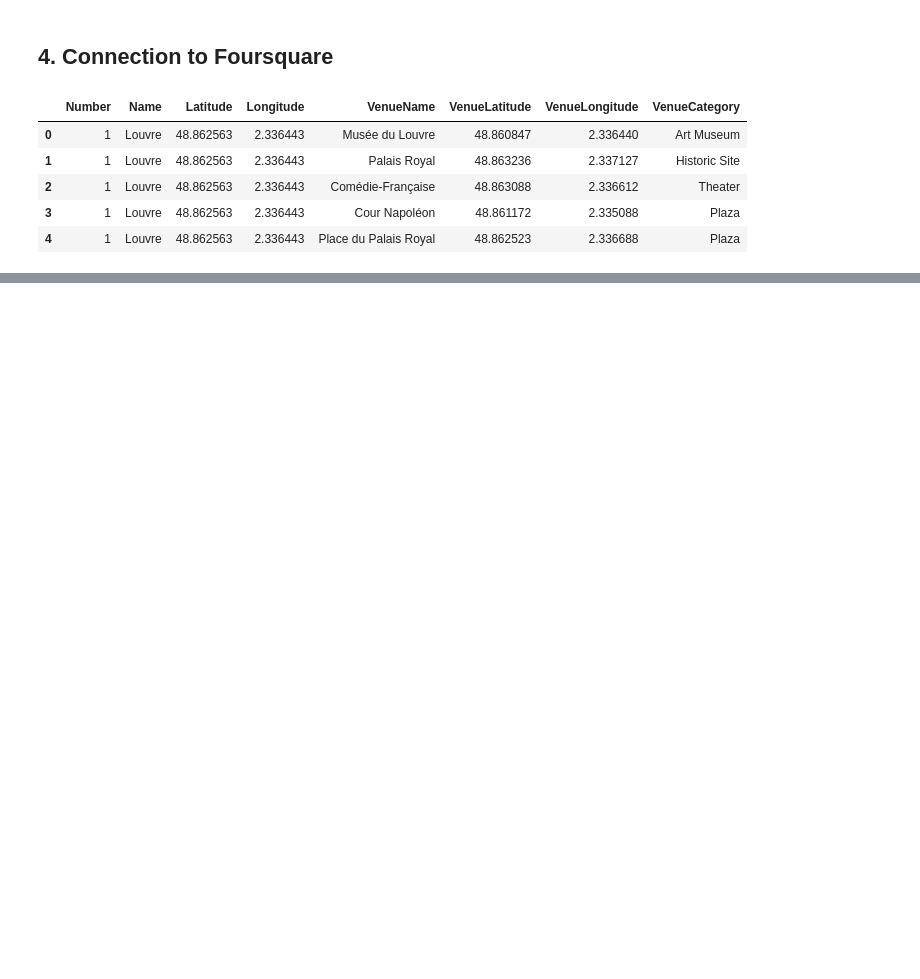
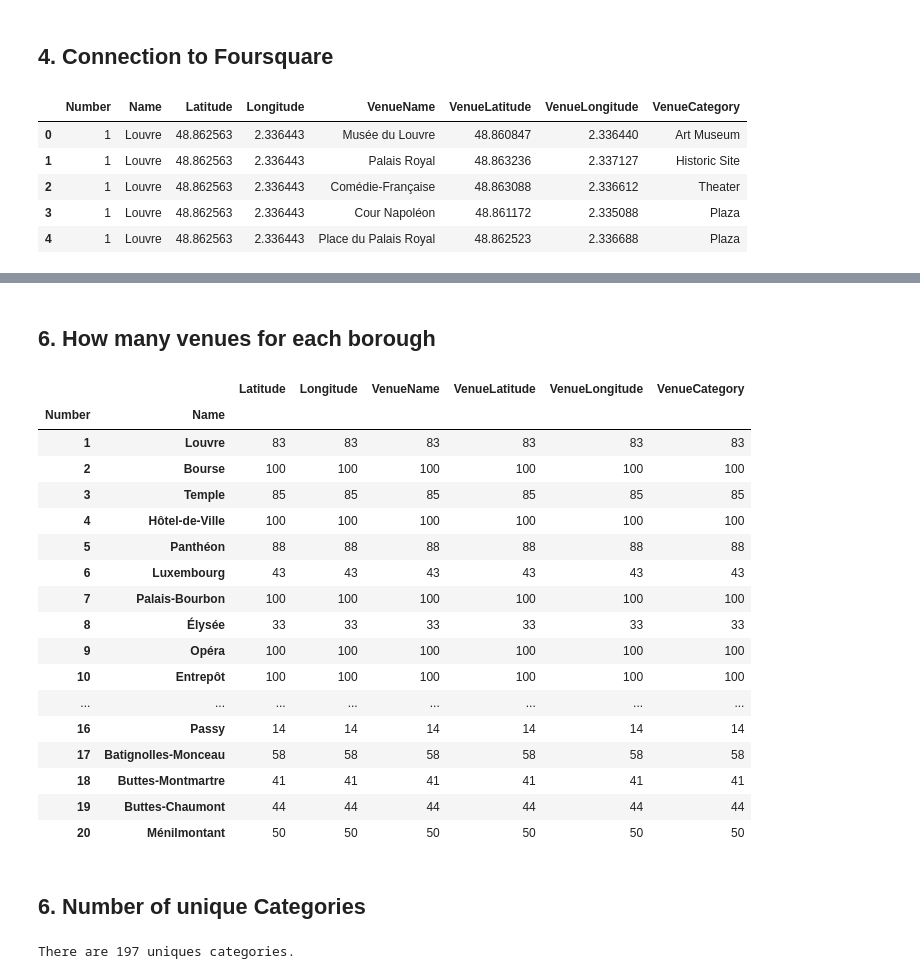
Before and after one commit to gillesw/capstone_ibm, a Jupyter notebook: Modula 4 et 5/Module4-intro.ipynb, the cells around one changed output, grey strips where cells are left out. Saved outputs shown, nothing was run; the diff lists cells and outputs as text; code cells hidden in the pictures; blank space fills up the shorter version.

```diff
--- a/Modula 4 et 5/Module4-intro.ipynb
+++ b/Modula 4 et 5/Module4-intro.ipynb
@@ -140,0 +156,29 @@ venues_df.head()
+# %% [markdown]
+## 6. How many venues for each borough
+# %%
+venues_df.groupby(['Number','Name']).count()
+# %% [output]
+|  |  | Latitude | Longitude | VenueName | VenueLatitude | VenueLongitude | VenueCategory |
+| Number | Name |  |  |  |  |  |  |
+| 1 | Louvre | 83 | 83 | 83 | 83 | 83 | 83 |
+| 2 | Bourse | 100 | 100 | 100 | 100 | 100 | 100 |
+| 3 | Temple | 85 | 85 | 85 | 85 | 85 | 85 |
+| 4 | Hôtel-de-Ville | 100 | 100 | 100 | 100 | 100 | 100 |
+| 5 | Panthéon | 88 | 88 | 88 | 88 | 88 | 88 |
+| 6 | Luxembourg | 43 | 43 | 43 | 43 | 43 | 43 |
+| 7 | Palais-Bourbon | 100 | 100 | 100 | 100 | 100 | 100 |
+| 8 | Élysée | 33 | 33 | 33 | 33 | 33 | 33 |
+| 9 | Opéra | 100 | 100 | 100 | 100 | 100 | 100 |
+| 10 | Entrepôt | 100 | 100 | 100 | 100 | 100 | 100 |
+| ... | ... | ... | ... | ... | ... | ... | ... |
+| 16 | Passy | 14 | 14 | 14 | 14 | 14 | 14 |
+| 17 | Batignolles-Monceau | 58 | 58 | 58 | 58 | 58 | 58 |
+| 18 | Buttes-Montmartre | 41 | 41 | 41 | 41 | 41 | 41 |
+| 19 | Buttes-Chaumont | 44 | 44 | 44 | 44 | 44 | 44 |
+| 20 | Ménilmontant | 50 | 50 | 50 | 50 | 50 | 50 |
+# %% [markdown]
+## 6. Number of unique Categories
+# %%
+print('There are {} uniques categories.'.format(len(venues_df['VenueCategory'].unique())))
+# %% [output]
+There are 197 uniques categories.
```
Also changed, not shown: parts of 24 cells of this notebook.
